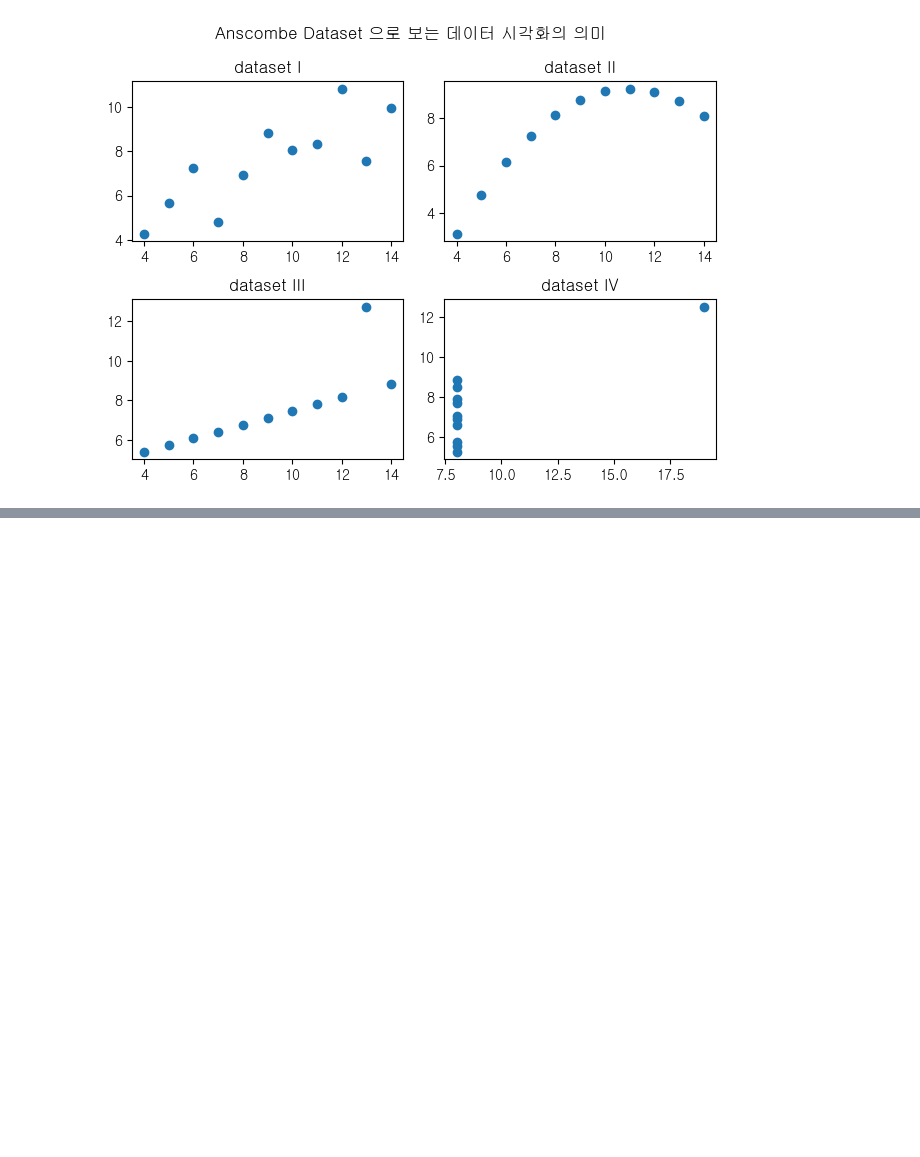
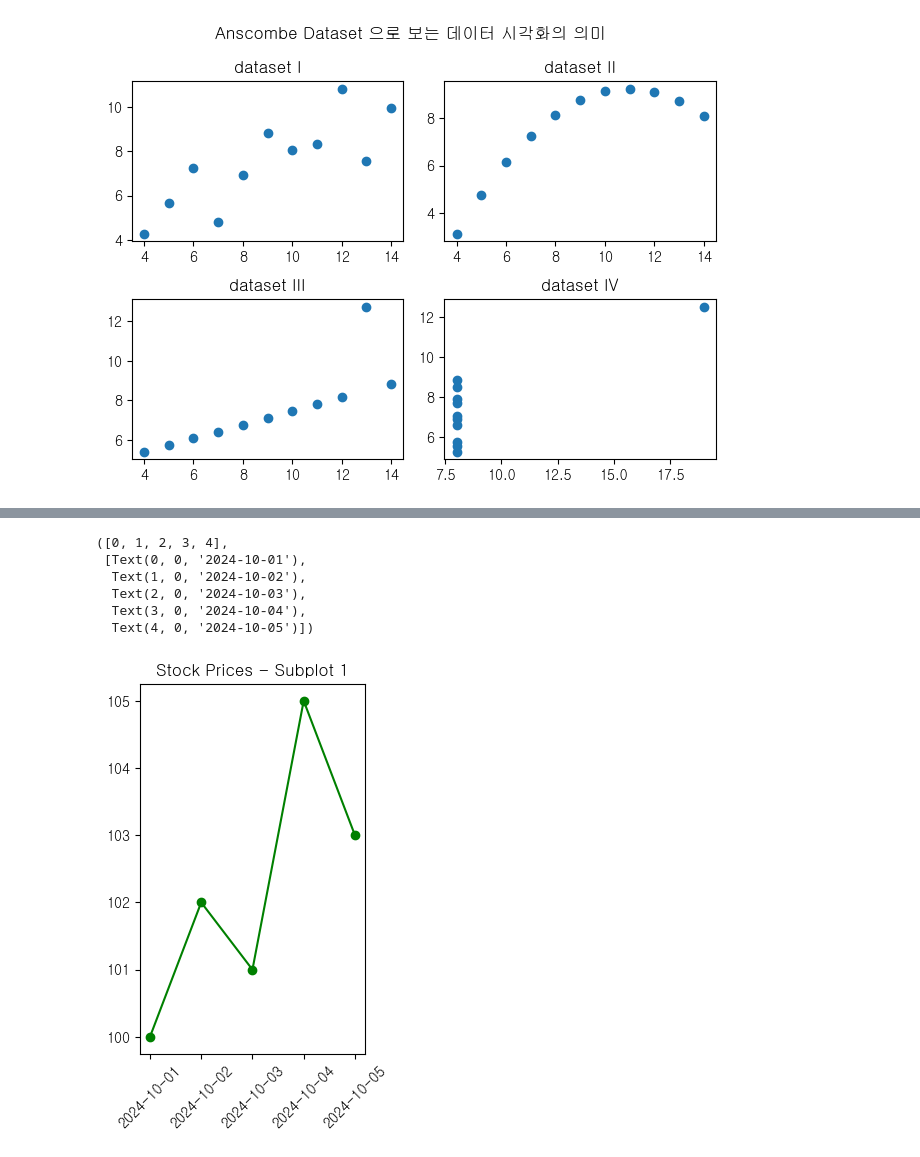
Before and after one commit to dhrhee96/hipython, a Jupyter notebook: 43.시각화.ipynb, the cells around one changed output, grey strips where cells are left out. Drawn from its saved outputs; the diff is of its cells as text; code cells hidden in the pictures; blank space fills up the shorter version.

```diff
--- a/43.시각화.ipynb
+++ b/43.시각화.ipynb
@@ -99,0 +117,13 @@ plt.show()
+# %%
+plt.subplot(1, 2, 1)
+plt.plot(dates, prices, marker='o', color='green')
+plt.title("Stock Prices - Subplot 1")
+plt.xticks(rotation=45)
+# %% [output]
+([0, 1, 2, 3, 4],
+ [Text(0, 0, '2024-10-01'),
+  Text(1, 0, '2024-10-02'),
+  Text(2, 0, '2024-10-03'),
+  Text(3, 0, '2024-10-04'),
+  Text(4, 0, '2024-10-05')])
+[figure, added]
```
Also changed, not shown: parts of 2 cells of this notebook.
